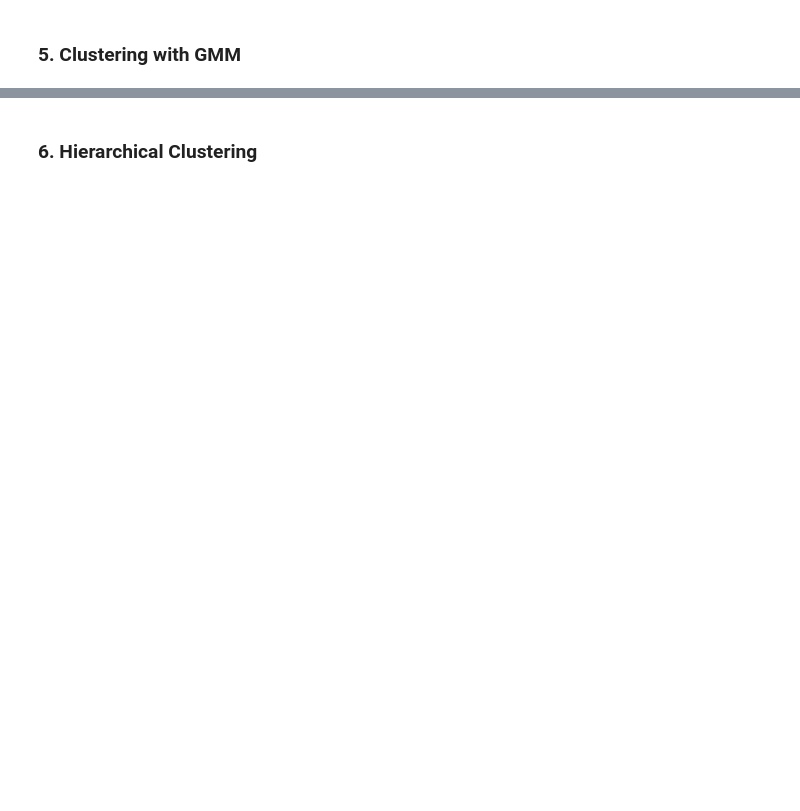
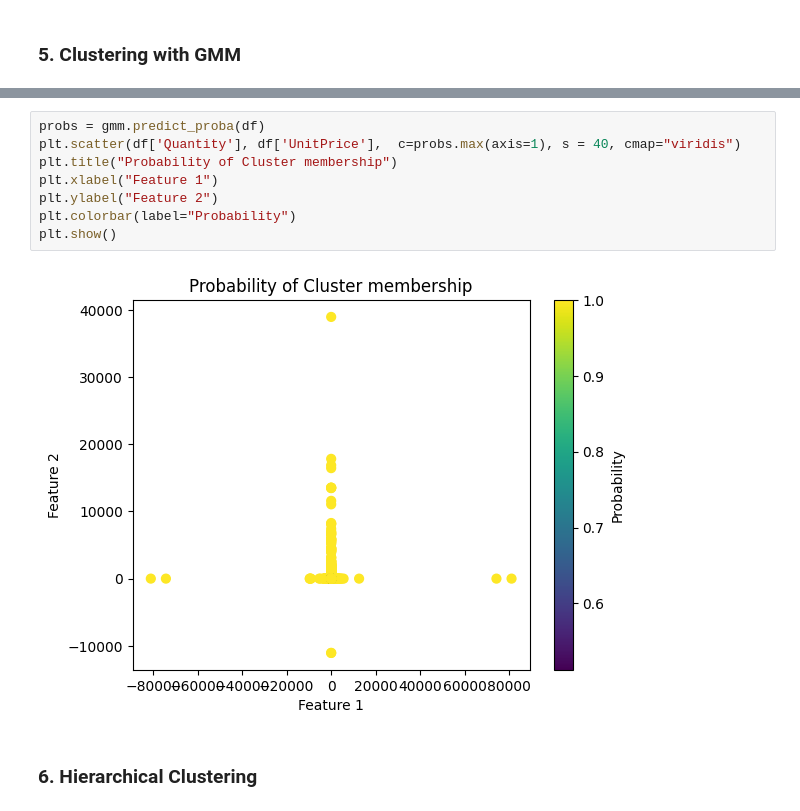
Before and after one commit to WamzMwangi/Unsupervised_Machine_Learning, a Jupyter notebook: Week2_Clustering/Customer_Segmentation_Project.ipynb, the cells around one changed output, grey strips where cells are left out. Saved outputs shown, nothing was run; the diff lists cells and outputs as text; blank space fills up the shorter version.

```diff
--- a/Week2_Clustering/Customer_Segmentation_Project.ipynb
+++ b/Week2_Clustering/Customer_Segmentation_Project.ipynb
@@ -282,2 +145,12 @@ plt.show()
+# %%
+probs = gmm.predict_proba(df)
+plt.scatter(df['Quantity'], df['UnitPrice'],  c=probs.max(axis=1), s = 40, cmap="viridis")
+plt.title("Probability of Cluster membership")
+plt.xlabel("Feature 1")
+plt.ylabel("Feature 2")
+plt.colorbar(label="Probability")
+plt.show()
+# %% [output]
+[figure, added]
 # %% [markdown]
 ### 6. Hierarchical Clustering
```
Also changed, not shown: parts of 39 cells of this notebook.
